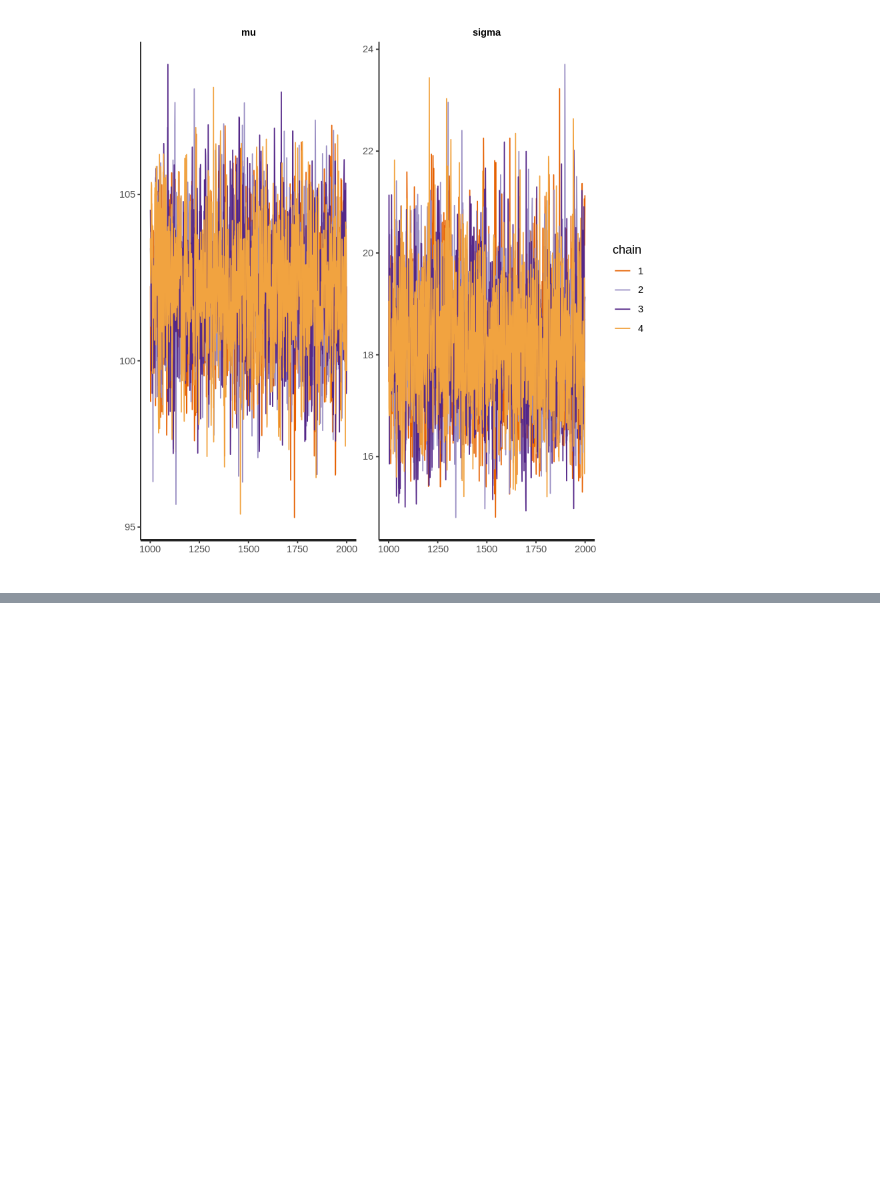
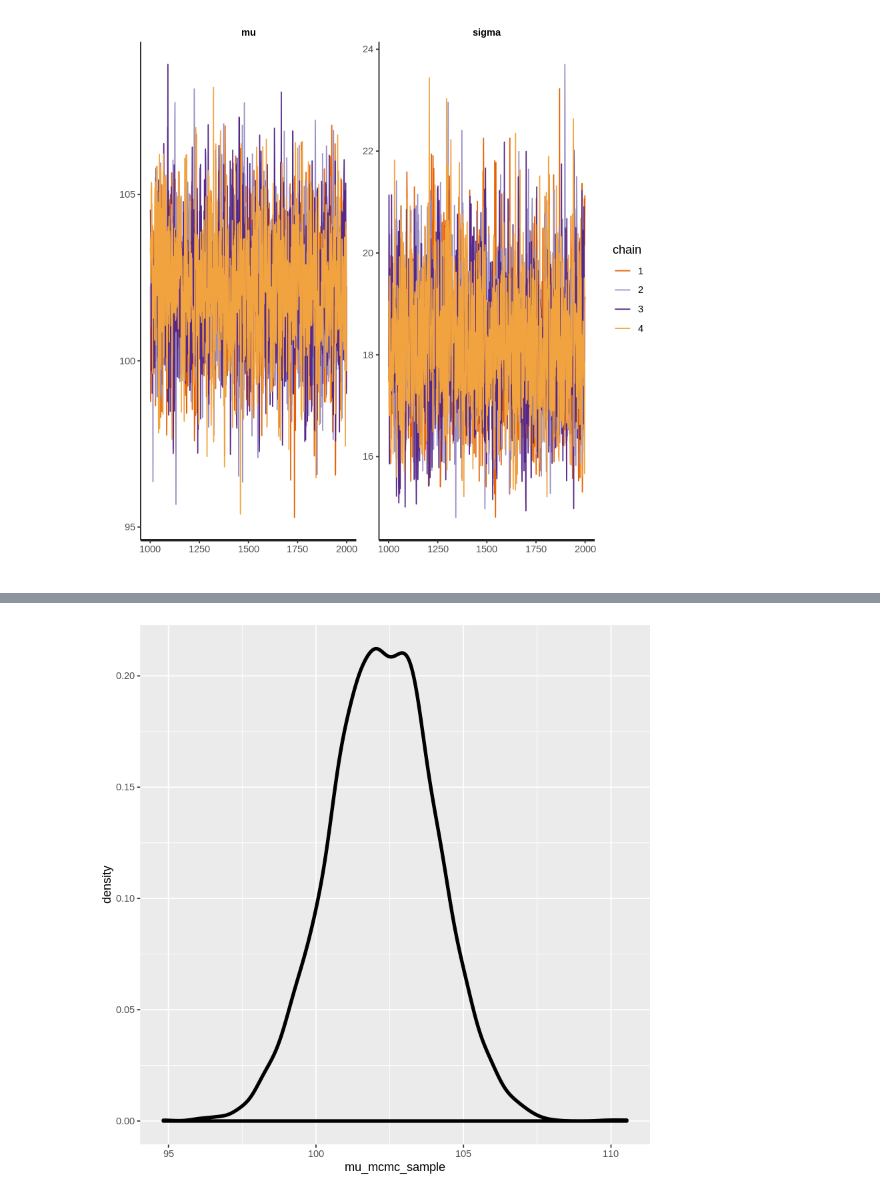
Before and after one commit to mkusaka/stat_with_R, a Jupyter notebook: src/stan.ipynb, the cells around one changed output, grey strips where cells are left out. Cells and saved outputs as stored; diff of their text form; code cells hidden in the pictures; blank space fills up the shorter version.

```diff
--- a/src/stan.ipynb
+++ b/src/stan.ipynb
@@ -97,0 +210,2 @@ traceplot(mcmc_result)
+# %%
+mu_mcmc_vec <- as.vector(mcmc_sample[,, "mu"])
@@ -97,0 +261,10 @@ traceplot(mcmc_result)
+# %%
+mu_df <- data.frame(
+    mu_mcmc_sample = mu_mcmc_vec
+)
+ggplot(
+    data = mu_df,
+    mapping = aes(x = mu_mcmc_sample)
+) + geom_density(size = 1.5)
+# %% [output]
+[figure, added]
```
Also changed, not shown: parts of 43 cells of this notebook, 7 other files.
